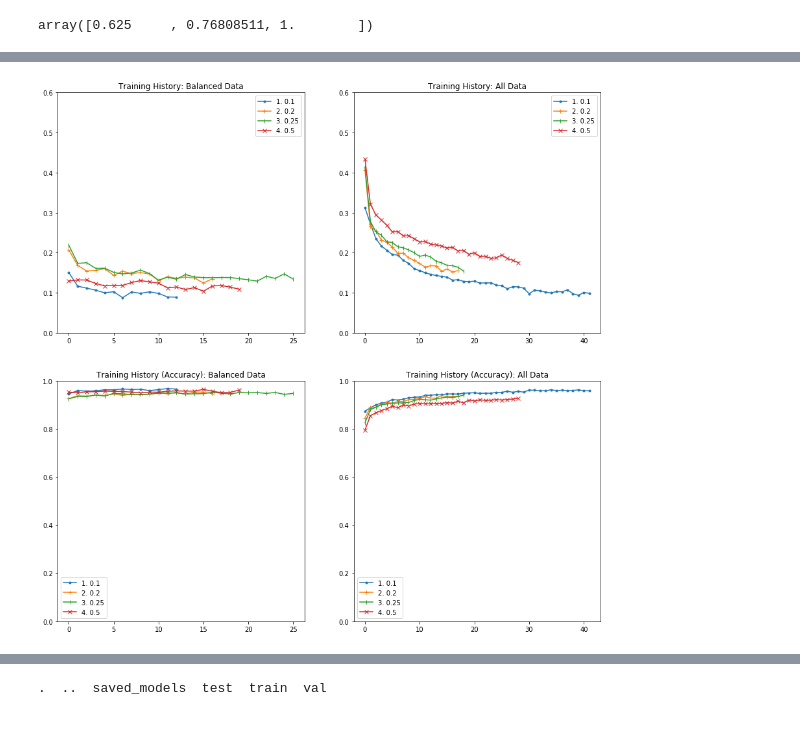
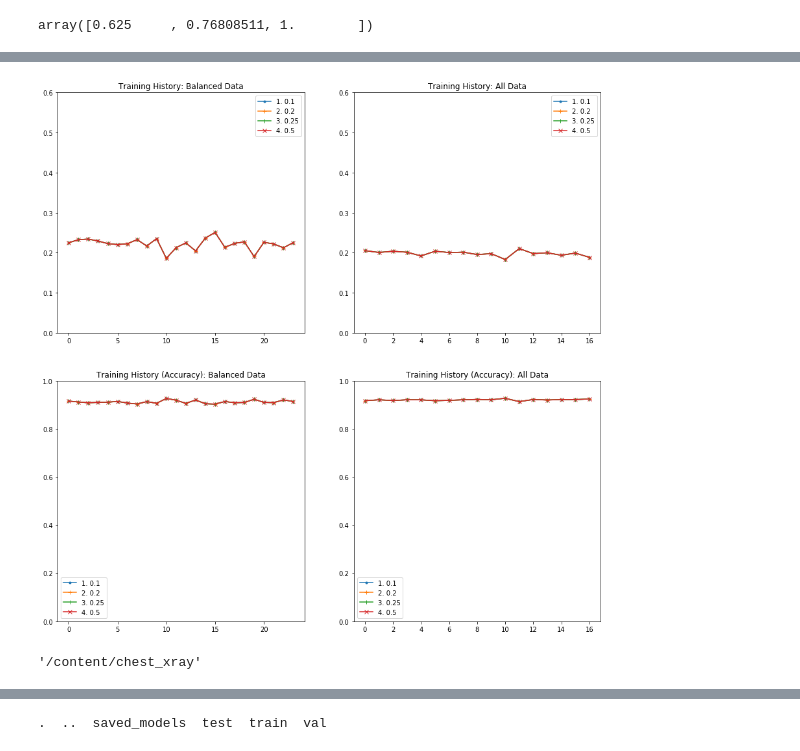
Before and after one commit to ravi-gopalan/predicting_pneumonia, a Jupyter notebook: chest_xray_predictions_cnn.ipynb, the cells around one changed output, grey strips where cells are left out. Saved outputs shown, nothing was run; the diff lists cells and outputs as text; code cells hidden in the pictures.

```diff
--- a/chest_xray_predictions_cnn.ipynb
+++ b/chest_xray_predictions_cnn.ipynb
@@ -787,0 +948,17 @@ inception_model = inception_v3.InceptionV3(weights='imagenet')
+# %%
+#Load the Inception_V3 model
+inception_base_model = inception_v3.InceptionV3(weights='imagenet', include_top=False, input_shape = (256, 256, 3))
+
+# Freeze the layers which you don't want to train. Here I am freezing the first 5 layers.
+for layer in inception_base_model.layers:
+    layer.trainable = False
+
+#Adding custom Layers
+x = inception_base_model.output
+x = GlobalAveragePooling2D()(x)
+x = Dropout(0.2)(x)
+inception_predictions = Dense(2, activation="softmax")(x)
+
+
+# creating the final model
+inception_model = Model(inputs = inception_base_model.input, outputs = inception_predictions)
@@ -788,53 +1175,57 @@ inception_model = inception_v3.InceptionV3(weights='imagenet')
 # %%
 %matplotlib inline
 
-fig_2 = plt.figure(figsize=(15,15))
-gs_2 = gridspec.GridSpec(2, 2)
+fig_3 = plt.figure(figsize=(15,15))
+gs_3 = gridspec.GridSpec(2, 2)
 
 
-ax1 = plt.subplot(gs_2[0, 0])
+ax1 = plt.subplot(gs_3[0, 0])
 ax1 = plt.title('Training History: Balanced Data')
-ax1 = plt.plot(train_bal_cnn1.history['loss'], marker='.', label='1. 0.1')
-ax1 = plt.plot(train_bal_cnn2.history['loss'], marker='+', label='2. 0.2')
-ax1 = plt.plot(train_bal_cnn3.history['loss'], marker='|', label='3. 0.25')
-ax1 = plt.plot(train_bal_cnn4.history['loss'], marker='x', label='4. 0.5')
+ax1 = plt.plot(train_inception_balanced.history['loss'], marker='.', label='1. 0.1')
+ax1 = plt.plot(train_inception_balanced.history['loss'], marker='+', label='2. 0.2')
+ax1 = plt.plot(train_inception_balanced.history['loss'], marker='|', label='3. 0.25')
+ax1 = plt.plot(train_inception_balanced.history['loss'], marker='x', label='4. 0.5')
 ax1 = plt.ylim([0,0.6])
 plt.legend()
 # show the plot
 
 
-ax2 = plt.subplot(gs_2[0, 1])
+ax2 = plt.subplot(gs_3[0, 1])
 ax2 = plt.title('Training History: All Data')
-ax2 = plt.plot(train_unbal_cnn1.history['loss'], marker='.', label='1. 0.1')
-ax2 = plt.plot(train_unbal_cnn2.history['loss'], marker='+', label='2. 0.2')
-ax2 = plt.plot(train_unbal_cnn3.history['loss'], marker='|', label='3. 0.25')
-ax2 = plt.plot(train_unbal_cnn4.history['loss'], marker='x', label='4. 0.5')
+ax2 = plt.plot(train_inception_unbalanced.history['loss'], marker='.', label='1. 0.1')
+ax2 = plt.plot(train_inception_unbalanced.history['loss'], marker='+', label='2. 0.2')
+ax2 = plt.plot(train_inception_unbalanced.history['loss'], marker='|', label='3. 0.25')
+ax2 = plt.plot(train_inception_unbalanced.history['loss'], marker='x', label='4. 0.5')
 ax2 = plt.ylim([0,0.6])
 plt.legend()
 # show the plot
 
 
 
-ax3 = plt.subplot(gs_2[1, 0])
+ax3 = plt.subplot(gs_3[1, 0])
 ax3 = plt.title('Training History (Accuracy): Balanced Data')
-ax3 = plt.plot(train_bal_cnn1.history['acc'], marker='.', label='1. 0.1')
-ax3 = plt.plot(train_bal_cnn2.history['acc'], marker='+', label='2. 0.2')
-ax3 = plt.plot(train_bal_cnn3.history['acc'], marker='|', label='3. 0.25')
-ax3 = plt.plot(train_bal_cnn4.history['acc'], marker='x', label='4. 0.5')
+ax3 = plt.plot(train_inception_balanced.history['acc'], marker='.', label='1. 0.1')
+ax3 = plt.plot(train_inception_balanced.history['acc'], marker='+', label='2. 0.2')
+ax3 = plt.plot(train_inception_balanced.history['acc'], marker='|', label='3. 0.25')
+ax3 = plt.plot(train_inception_balanced.history['acc'], marker='x', label='4. 0.5')
 ax3 = plt.ylim([0,1])
 plt.legend()
 # show the plot
 
 
-ax4 = plt.subplot(gs_2[1, 1])
+ax4 = plt.subplot(gs_3[1, 1])
 ax4 = plt.title('Training History (Accuracy): All Data')
-ax4 = plt.plot(train_unbal_cnn1.history['acc'], marker='.', label='1. 0.1')
-ax4 = plt.plot(train_unbal_cnn2.history['acc'], marker='+', label='2. 0.2')
-ax4 = plt.plot(train_unbal_cnn3.history['acc'], marker='|', label='3. 0.25')
-ax4 = plt.plot(train_unbal_cnn4.history['acc'], marker='x', label='4. 0.5')
+ax4 = plt.plot(train_inception_unbalanced.history['acc'], marker='.', label='1. 0.1')
+ax4 = plt.plot(train_inception_unbalanced.history['acc'], marker='+', label='2. 0.2')
+ax4 = plt.plot(train_inception_unbalanced.history['acc'], marker='|', label='3. 0.25')
+ax4 = plt.plot(train_inception_unbalanced.history['acc'], marker='x', label='4. 0.5')
 ax4 = plt.ylim([0,1])
 plt.legend()
 # show the plot
 plt.show()
 # %% [output]
-[figure, old version]
+[figure, new version]
+# %%
+pwd
+# %% [output]
+'/content/chest_xray'
```
Also changed, not shown: parts of 64 cells of this notebook.
